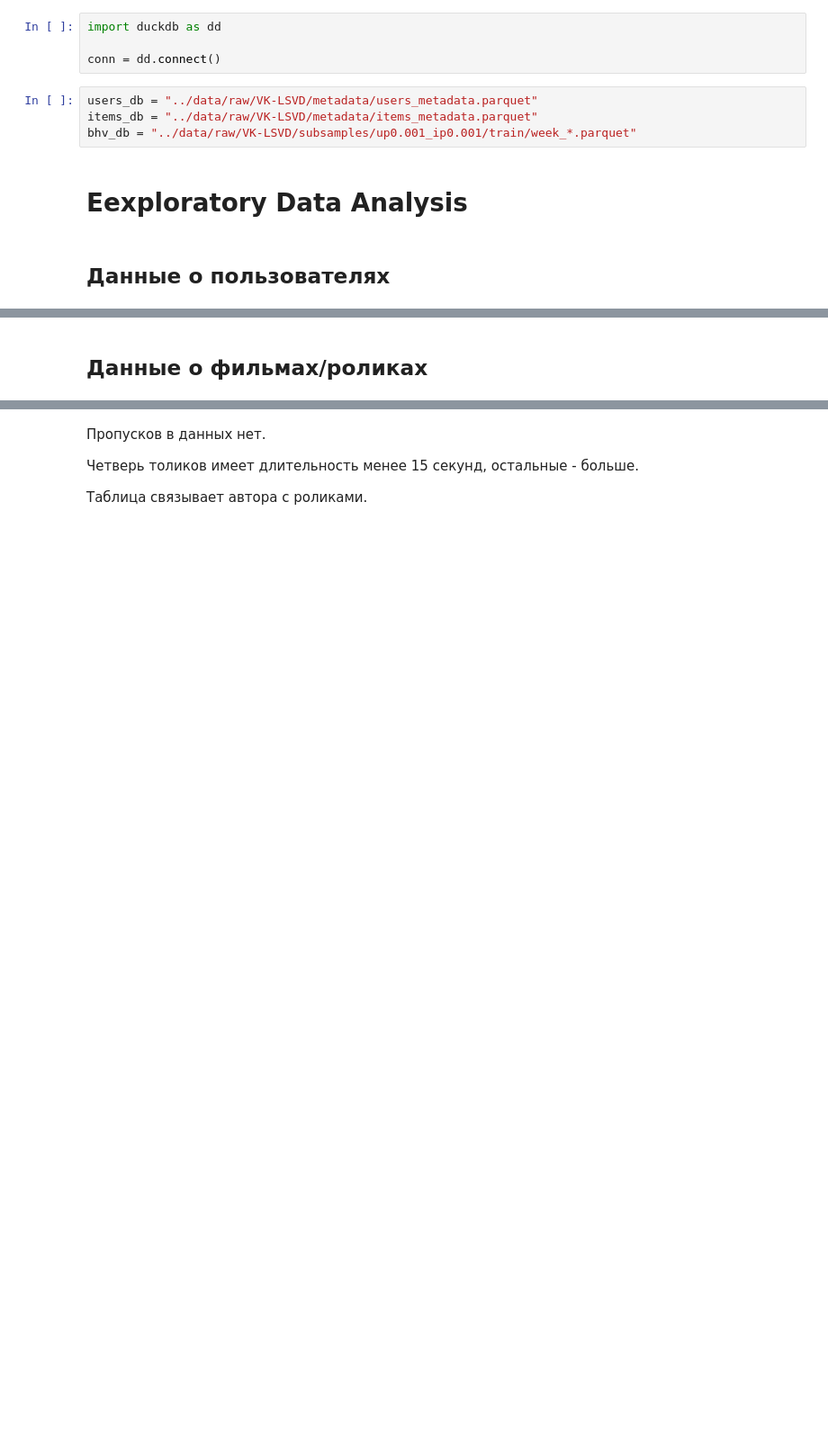
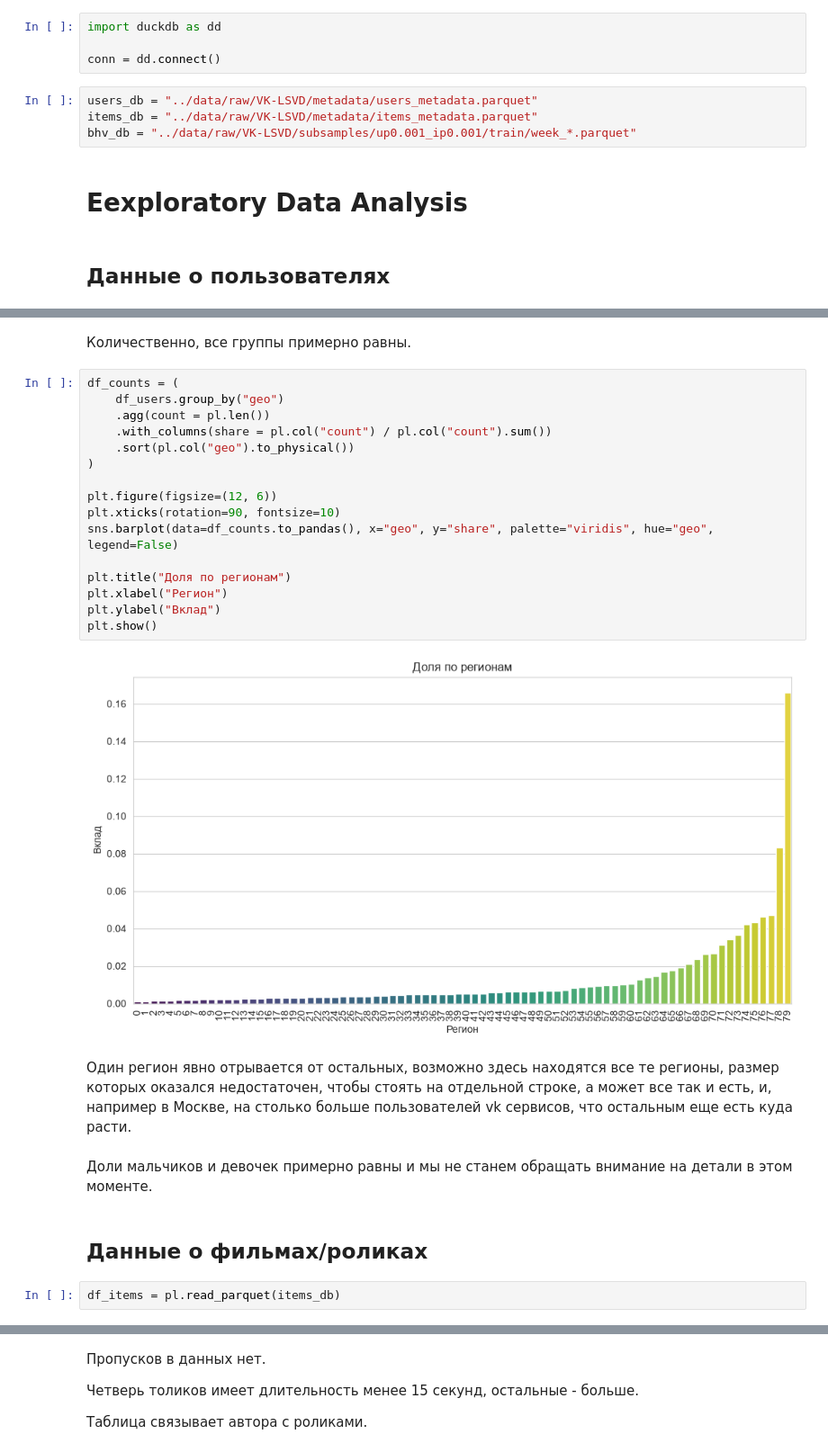
Before and after one commit to skol/netology_final, a Jupyter notebook: notebooks/01_eda.ipynb, the cells around one changed output, grey strips where cells are left out. Shown at 90% size. Saved outputs shown, nothing was run; the diff lists cells and outputs as text; blank space fills up the shorter version.

```diff
--- a/notebooks/01_eda.ipynb
+++ b/notebooks/01_eda.ipynb
@@ -51,3 +73,29 @@ print(df_meta)
+# %% [markdown]
+Количественно, все группы примерно равны.
+# %%
+df_counts = (
+    df_users.group_by("geo")
+    .agg(count = pl.len())
+    .with_columns(share = pl.col("count") / pl.col("count").sum())
+    .sort(pl.col("geo").to_physical())
+)
+
+plt.figure(figsize=(12, 6))
+plt.xticks(rotation=90, fontsize=10)
+sns.barplot(data=df_counts.to_pandas(), x="geo", y="share", palette="viridis", hue="geo", legend=False)
+
+plt.title("Доля по регионам")
+plt.xlabel("Регион")
+plt.ylabel("Вклад")
+plt.show()
+# %% [output]
+[figure, added]
+# %% [markdown]
+Один регион явно отрывается от остальных, возможно здесь находятся все те регионы, размер которых оказался недостаточен, чтобы стоять на отдельной строке, а может все так и есть, и, например в Москве, на столько больше пользователей vk сервисов, что остальным еще есть куда расти.
+# %% [markdown]
+Доли мальчиков и девочек примерно равны и мы не станем обращать внимание на детали в этом моменте.
 # %% [markdown]
 ## Данные о фильмах/роликах
+# %%
+df_items = pl.read_parquet(items_db)
 # %%
```
Also changed, not shown: parts of 16 cells of this notebook, 27 other files.
